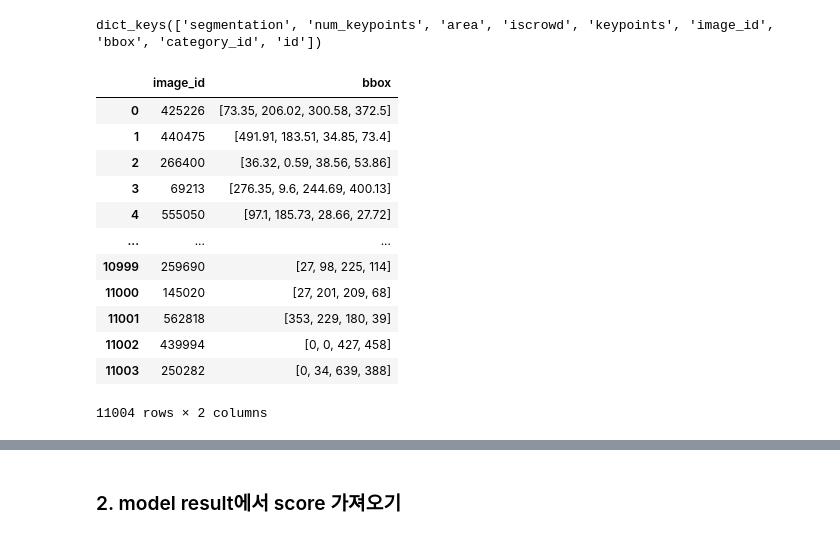
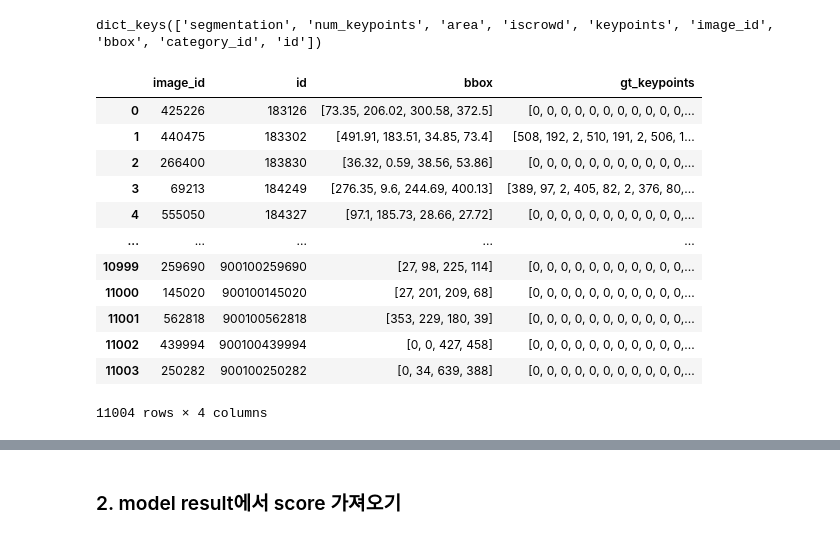
Before and after one commit to yuuhey/image_preprocessing, a Jupyter notebook: make_merged_df_fromGT.ipynb, the cells around one changed output, grey strips where cells are left out. Saved outputs shown, nothing was run; the diff lists cells and outputs as text; code cells hidden in the pictures.

```diff
--- a/make_merged_df_fromGT.ipynb
+++ b/make_merged_df_fromGT.ipynb
@@ -32,28 +32,30 @@ dict_keys(['segmentation', 'num_keypoints', 'area', 'iscrowd', 'keypoints', 'ima
 image_id = []
 bbox = []
 id = []
+gt_keypoints = []
 
 for item in data['annotations']:
     image_id.append(item['image_id'])
     bbox.append(item['bbox'])
     id.append(item['id'])
+    gt_keypoints.append(item['keypoints'])
 # %%
-gt_df = pd.DataFrame({'image_id':image_id, 'bbox':bbox})
+gt_df = pd.DataFrame({'image_id':image_id, 'id': id, 'bbox':bbox, 'gt_keypoints':gt_keypoints})
 gt_df
 # %% [output]
-|  | image_id | bbox |
-| 0 | 425226 | [73.35, 206.02, 300.58, 372.5] |
-| 1 | 440475 | [491.91, 183.51, 34.85, 73.4] |
-| 2 | 266400 | [36.32, 0.59, 38.56, 53.86] |
-| 3 | 69213 | [276.35, 9.6, 244.69, 400.13] |
-| 4 | 555050 | [97.1, 185.73, 28.66, 27.72] |
-| ... | ... | ... |
-| 10999 | 259690 | [27, 98, 225, 114] |
-| 11000 | 145020 | [27, 201, 209, 68] |
-| 11001 | 562818 | [353, 229, 180, 39] |
-| 11002 | 439994 | [0, 0, 427, 458] |
-| 11003 | 250282 | [0, 34, 639, 388] |
+|  | image_id | id | bbox | gt_keypoints |
+| 0 | 425226 | 183126 | [73.35, 206.02, 300.58, 372.5] | [0, 0, 0, 0, 0, 0, 0, 0, 0, 0, 0,... |
+| 1 | 440475 | 183302 | [491.91, 183.51, 34.85, 73.4] | [508, 192, 2, 510, 191, 2, 506, 1... |
+| 2 | 266400 | 183830 | [36.32, 0.59, 38.56, 53.86] | [0, 0, 0, 0, 0, 0, 0, 0, 0, 0, 0,... |
+| 3 | 69213 | 184249 | [276.35, 9.6, 244.69, 400.13] | [389, 97, 2, 405, 82, 2, 376, 80,... |
+| 4 | 555050 | 184327 | [97.1, 185.73, 28.66, 27.72] | [0, 0, 0, 0, 0, 0, 0, 0, 0, 0, 0,... |
+| ... | ... | ... | ... | ... |
+| 10999 | 259690 | 900100259690 | [27, 98, 225, 114] | [0, 0, 0, 0, 0, 0, 0, 0, 0, 0, 0,... |
+| 11000 | 145020 | 900100145020 | [27, 201, 209, 68] | [0, 0, 0, 0, 0, 0, 0, 0, 0, 0, 0,... |
+| 11001 | 562818 | 900100562818 | [353, 229, 180, 39] | [0, 0, 0, 0, 0, 0, 0, 0, 0, 0, 0,... |
+| 11002 | 439994 | 900100439994 | [0, 0, 427, 458] | [0, 0, 0, 0, 0, 0, 0, 0, 0, 0, 0,... |
+| 11003 | 250282 | 900100250282 | [0, 34, 639, 388] | [0, 0, 0, 0, 0, 0, 0, 0, 0, 0, 0,... |
-11004 rows × 2 columns
+11004 rows × 4 columns
 # %%
 gt_df["width"] = gt_df["bbox"].apply(lambda bbox: bbox[2])
 gt_df["height"] = gt_df["bbox"].apply(lambda bbox: bbox[3])
```
Also changed, not shown: parts of 1 cell of this notebook, 1 other file.
